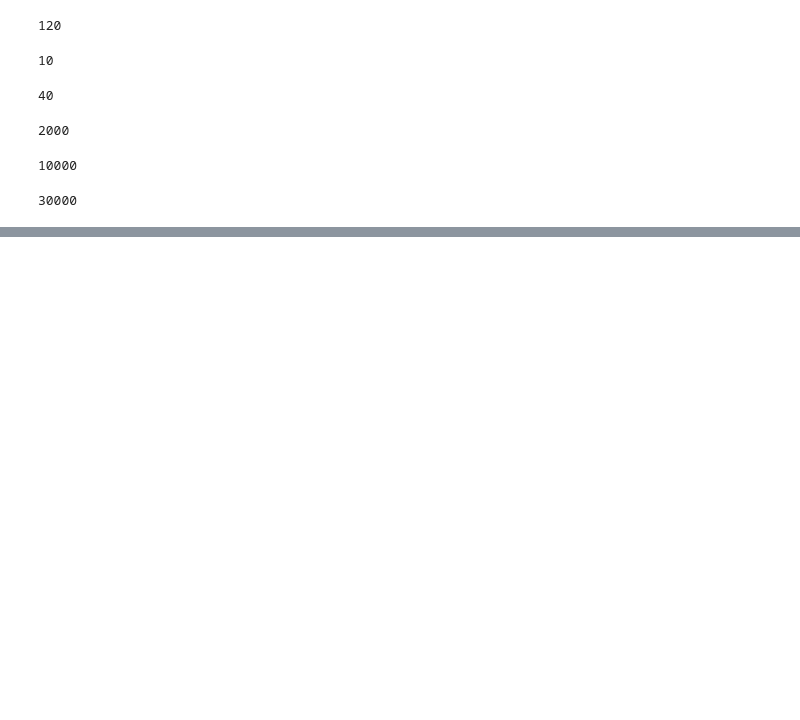
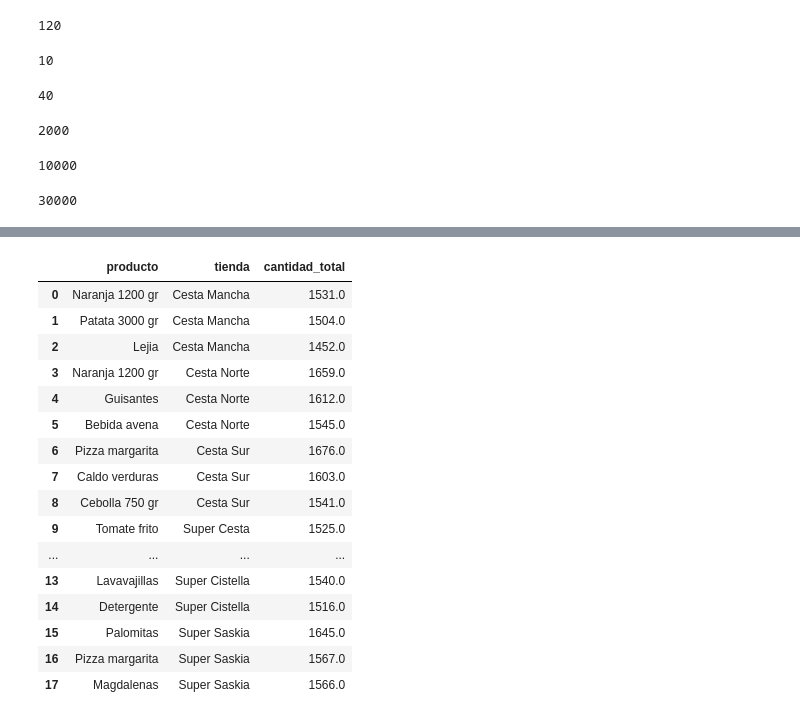
Before and after one commit to Noelia-MS/Ejercicios-Noelia, a Jupyter notebook: MOD04_SQL/m4_Noelia_Madrigal.ipynb, the cells around one changed output, grey strips where cells are left out. Drawn from its saved outputs; the diff is of its cells as text; code cells hidden in the pictures; blank space fills up the shorter version.

```diff
--- a/MOD04_SQL/m4_Noelia_Madrigal.ipynb
+++ b/MOD04_SQL/m4_Noelia_Madrigal.ipynb
@@ -478,3 +476,39 @@ df_7
+# %%
+# Otra solución solo con SQL
+query7b = '''SELECT producto, tienda, cantidad_total
+FROM (
+    SELECT p.producto, t.tienda, SUM(do.cantidad) AS cantidad_total,
+        ROW_NUMBER() OVER (PARTITION BY t.tienda ORDER BY SUM(do.cantidad) DESC) AS ranking
+    FROM tiendas t
+    INNER JOIN empleados e ON t.id_tienda = e.id_tienda
+    INNER JOIN ordenes o ON e.id_empleado = o.id_empleado
+    INNER JOIN detalle_orden do ON o.id_orden = do.id_orden
+    INNER JOIN productos p ON do.id_producto = p.id_producto
+    GROUP BY t.tienda, p.producto
+) AS ranking_productos
+WHERE ranking <= 3
+ORDER BY tienda, cantidad_total DESC;'''
+
+df7b = pd.read_sql_query(sql = query7b, con = engine)
+df7b
+# %% [output]
+|  | producto | tienda | cantidad_total |
+| 0 | Naranja 1200 gr | Cesta Mancha | 1531.0 |
+| 1 | Patata 3000 gr | Cesta Mancha | 1504.0 |
+| 2 | Lejia | Cesta Mancha | 1452.0 |
+| 3 | Naranja 1200 gr | Cesta Norte | 1659.0 |
+| 4 | Guisantes | Cesta Norte | 1612.0 |
+| 5 | Bebida avena | Cesta Norte | 1545.0 |
+| 6 | Pizza margarita | Cesta Sur | 1676.0 |
+| 7 | Caldo verduras | Cesta Sur | 1603.0 |
+| 8 | Cebolla 750 gr | Cesta Sur | 1541.0 |
+| 9 | Tomate frito | Super Cesta | 1525.0 |
+| ... | ... | ... | ... |
+| 13 | Lavavajillas | Super Cistella | 1540.0 |
+| 14 | Detergente | Super Cistella | 1516.0 |
+| 15 | Palomitas | Super Saskia | 1645.0 |
+| 16 | Pizza margarita | Super Saskia | 1567.0 |
+| 17 | Magdalenas | Super Saskia | 1566.0 |
 # %% [markdown]
 ![image.png](attachment:image.png)
 # %%
```
Also changed, not shown: parts of 12 cells of this notebook.
